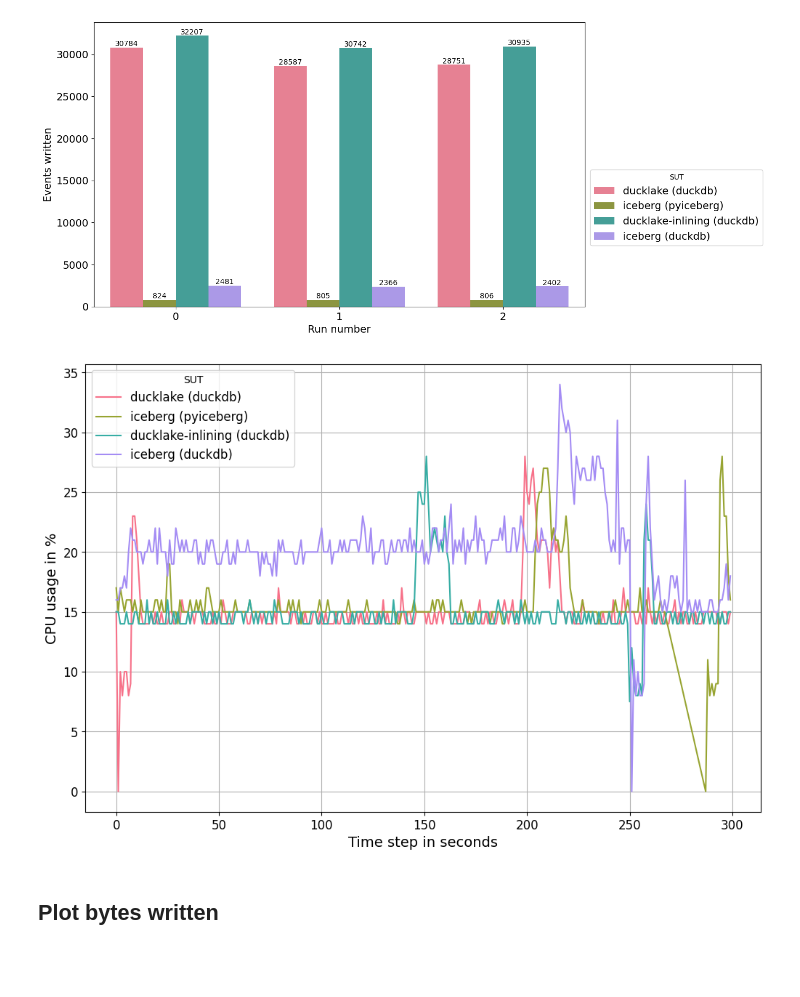
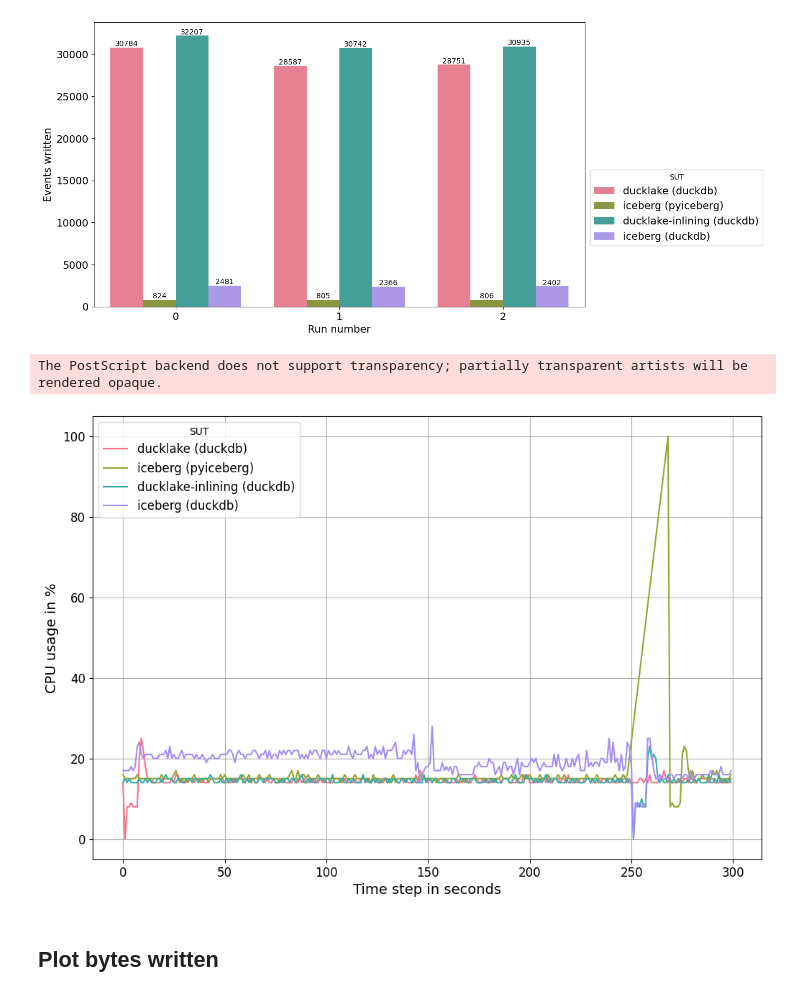
Before and after one commit to schmidtvinicius/thesis, a Jupyter notebook: benchmark/analysis/analysis-inidividual.ipynb, the cells around one changed output. Cells and saved outputs as stored; diff of their text form; code cells hidden in the pictures; blank space fills up the shorter version.

```diff
--- a/benchmark/analysis/analysis-inidividual.ipynb
+++ b/benchmark/analysis/analysis-inidividual.ipynb
@@ -91,28 +91,29 @@ plt.show()
 # %%
 def get_cpu_percentage(experiment_ids: list[int]):
     return conn.query("SELECT h.id % 300 AS time_step," \
                         "concat(str_split_regex(e.lakehouse, '-[0-9]')[1], ' ', '(', e.client, ')') AS lakehouse, " \
                         "h.cpu_percentage, " \
                         "FROM hardware_metrics AS h " \
                         "JOIN experiments AS e ON e.id = h.experiment_id " \
                         f"WHERE experiment_id IN ({",".join(["?" for _ in range(len(experiment_ids))])});", params=experiment_ids).fetchnumpy()
 
 plt.figure(figsize=(12,8))
 ax = plt.subplot()
 ax.grid(visible=True)
 ax.tick_params(axis="both", which="major", labelsize=FONT_SIZE)
 ax.set_xlabel("Time step in seconds", fontsize=FONT_SIZE+2)
 ax.set_ylabel("CPU usage in %", fontsize=FONT_SIZE+2)
-sns.lineplot(get_cpu_percentage([2,5,8,11]), x="time_step", y="cpu_percentage", hue="lakehouse", ax=ax, palette=sns.color_palette("husl", 4))
+sns.lineplot(get_cpu_percentage([3,6,9,12]), x="time_step", y="cpu_percentage", hue="lakehouse", ax=ax, palette=sns.color_palette("husl", 4))
 plt.legend(loc="best", title="SUT", fontsize=FONT_SIZE)
 # sns.lineplot(get_hardware_metrics(4), x="time_step", y="cpu_percentage", ax=ax)
 # sns.lineplot(get_hardware_metrics(7), x="time_step", y="cpu_percentage", ax=ax)
 # sns.lineplot(get_hardware_metrics(12), x="time_step", y="cpu_percentage", ax=ax)
 # sns.lineplot(get_hardware_metrics(3), x="time_step", y="cpu_percentage", ax=ax)
-# plt.savefig("/home/vinicius/drive/RU/Master/2526/thesis/Master_Thesis/imgs/cpu-usage-individual-events.eps", bbox_inches="tight")
+# plt.savefig("/home/vinicius/drive/RU/Master/2526/thesis/Master_Thesis/imgs/appendix/cpu-usage-individual-events-run2.eps", bbox_inches="tight")
 plt.show()
 # %% [output]
+The PostScript backend does not support transparency; partially transparent artists will be rendered opaque.
-[figure, old version]
+[figure, new version]
 # %% [markdown]
 ## Plot bytes written
 # %%
```
Also changed, not shown: parts of 5 cells of this notebook, 57 other files.
